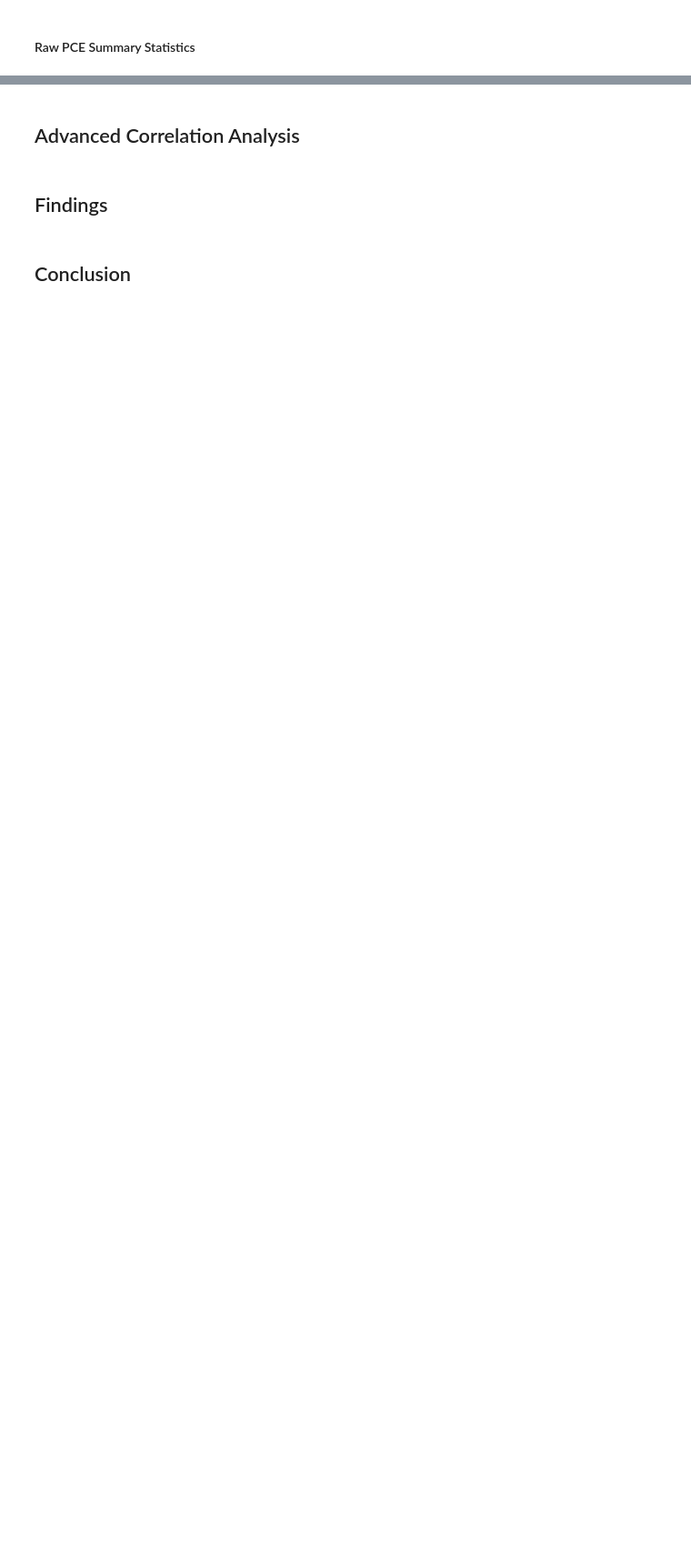
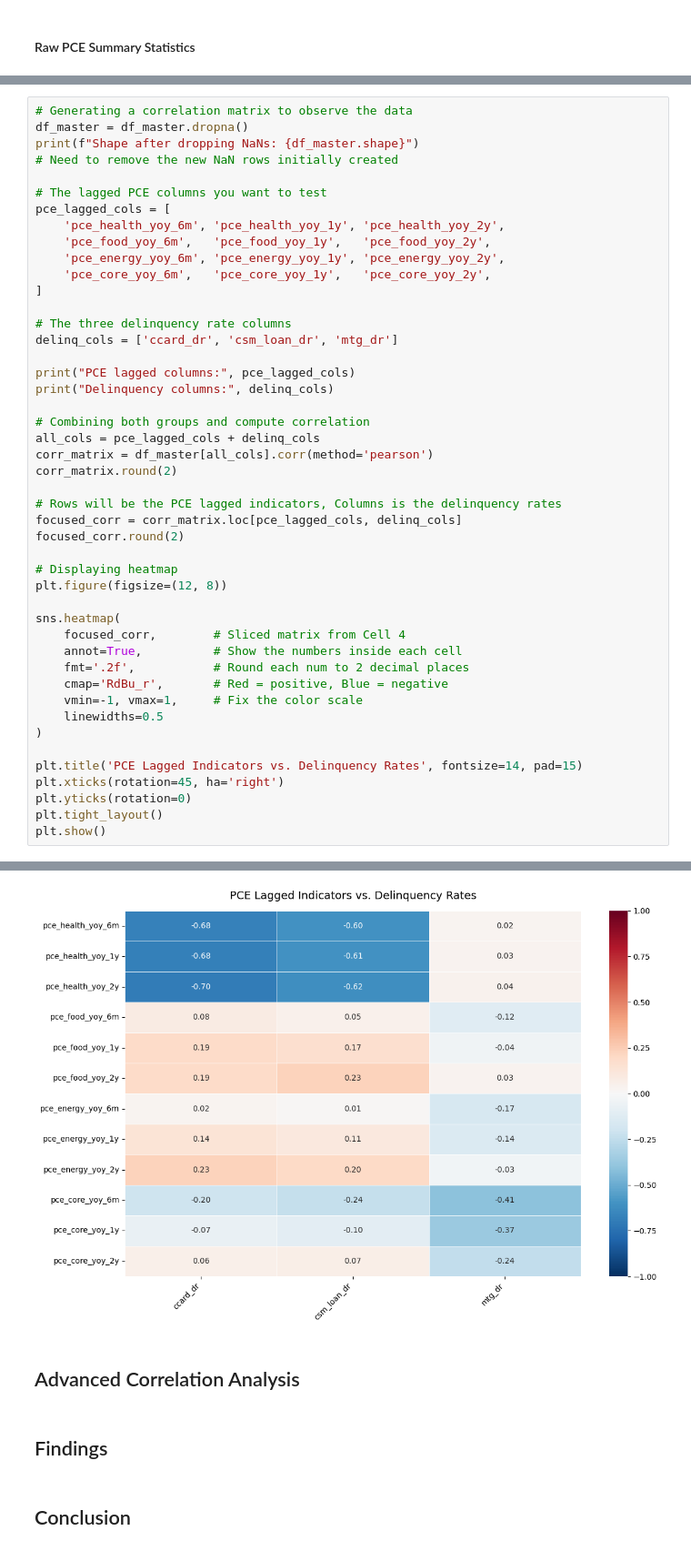
Before and after one commit to mcgeever1/Lam-McGeever-2500, a Jupyter notebook: Lam_McGeever_FP.ipynb, the cells around one changed output, grey strips where cells are left out. Shown at 91% size. Cells and saved outputs as stored; diff of their text form; blank space fills up the shorter version.

```diff
--- a/Lam_McGeever_FP.ipynb
+++ b/Lam_McGeever_FP.ipynb
@@ -172,0 +238,47 @@ max    122.269000  130.758000  164.761000  127.245000   18.000000
+# %%
+# Generating a correlation matrix to observe the data
+df_master = df_master.dropna()
+print(f"Shape after dropping NaNs: {df_master.shape}")
+# Need to remove the new NaN rows initially created
+
+# The lagged PCE columns you want to test
+pce_lagged_cols = [
+    'pce_health_yoy_6m', 'pce_health_yoy_1y', 'pce_health_yoy_2y',
+    'pce_food_yoy_6m',   'pce_food_yoy_1y',   'pce_food_yoy_2y',
+    'pce_energy_yoy_6m', 'pce_energy_yoy_1y', 'pce_energy_yoy_2y',
+    'pce_core_yoy_6m',   'pce_core_yoy_1y',   'pce_core_yoy_2y',
+]
+
+# The three delinquency rate columns
+delinq_cols = ['ccard_dr', 'csm_loan_dr', 'mtg_dr']
+
+print("PCE lagged columns:", pce_lagged_cols)
+print("Delinquency columns:", delinq_cols)
+
+# Combining both groups and compute correlation
+all_cols = pce_lagged_cols + delinq_cols
+corr_matrix = df_master[all_cols].corr(method='pearson')
+corr_matrix.round(2)
+
+# Rows will be the PCE lagged indicators, Columns is the delinquency rates
+focused_corr = corr_matrix.loc[pce_lagged_cols, delinq_cols]
+focused_corr.round(2)
+
+# Displaying heatmap
+plt.figure(figsize=(12, 8))
+
+sns.heatmap(
+    focused_corr,        # Sliced matrix from Cell 4
+    annot=True,          # Show the numbers inside each cell
+    fmt='.2f',           # Round each num to 2 decimal places
+    cmap='RdBu_r',       # Red = positive, Blue = negative
+    vmin=-1, vmax=1,     # Fix the color scale
+    linewidths=0.5
+)
+
+plt.title('PCE Lagged Indicators vs. Delinquency Rates', fontsize=14, pad=15)
+plt.xticks(rotation=45, ha='right')
+plt.yticks(rotation=0)
+plt.tight_layout()
+plt.show()
+# %% [output]
@@ -173,3 +288,4 @@ max    122.269000  130.758000  164.761000  127.245000   18.000000
+[figure, added]
 # %% [markdown]
 ## Advanced Correlation Analysis
 # %% [markdown]
```
Also changed, not shown: parts of 12 cells of this notebook.
